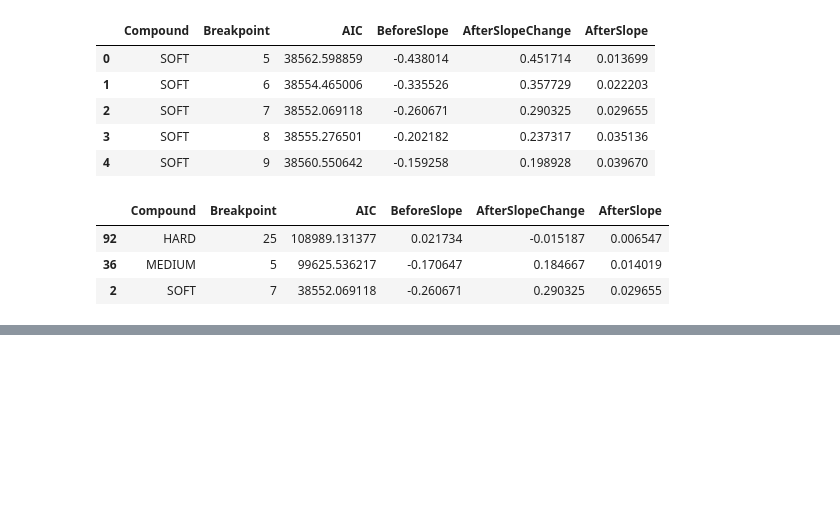
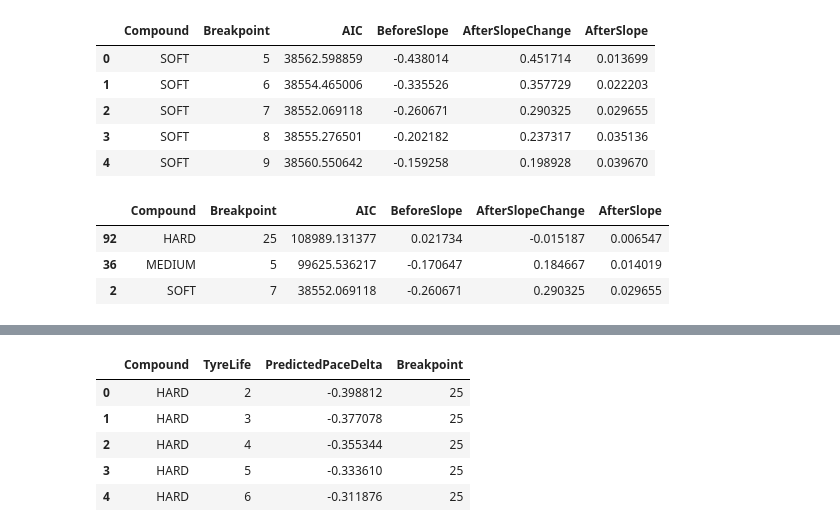
Before and after one commit to Sami-Krothapalli/F1-Tire-Degradation-Analysis, a Jupyter notebook: f1_tyre_degradation.ipynb, the cells around one changed output, grey strips where cells are left out. Saved outputs shown, nothing was run; the diff lists cells and outputs as text; code cells hidden in the pictures; blank space fills up the shorter version.

```diff
--- a/f1_tyre_degradation.ipynb
+++ b/f1_tyre_degradation.ipynb
@@ -323,0 +331,43 @@ best_breakpoints
+# %%
+segmented_prediction_data = []
+
+for _, row in best_breakpoints.iterrows():
+    compound = row["Compound"]
+    breakpoint = row["Breakpoint"]
+
+    compound_data = clean_laps_reliable[
+        clean_laps_reliable["Compound"] == compound
+    ].copy()
+
+    model = fit_segmented_model(compound_data, breakpoint)
+
+    tyre_life_range = range(
+        int(compound_data["TyreLife"].min()),
+        int(compound_data["TyreLife"].max()) + 1
+    )
+
+    for tyre_life in tyre_life_range:
+        after_breakpoint = max(0, tyre_life - breakpoint)
+
+        prediction = model.predict(pd.DataFrame({
+            "TyreLife": [tyre_life],
+            "AfterBreakpoint": [after_breakpoint]
+        }))[0]
+
+        segmented_prediction_data.append({
+            "Compound": compound,
+            "TyreLife": tyre_life,
+            "PredictedPaceDelta": prediction,
+            "Breakpoint": breakpoint
+        })
+
+segmented_predictions = pd.DataFrame(segmented_prediction_data)
+
+segmented_predictions.head()
+# %% [output]
+|  | Compound | TyreLife | PredictedPaceDelta | Breakpoint |
+| 0 | HARD | 2 | -0.398812 | 25 |
+| 1 | HARD | 3 | -0.377078 | 25 |
+| 2 | HARD | 4 | -0.355344 | 25 |
+| 3 | HARD | 5 | -0.333610 | 25 |
+| 4 | HARD | 6 | -0.311876 | 25 |
```
Also changed, not shown: parts of 4 cells of this notebook.
